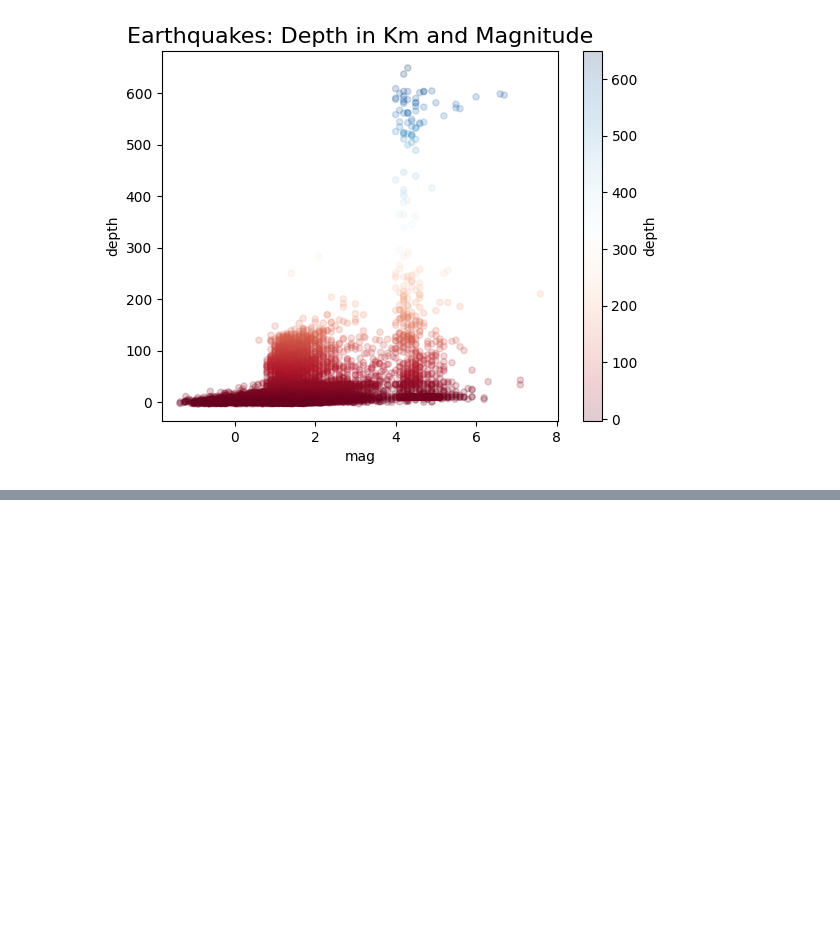
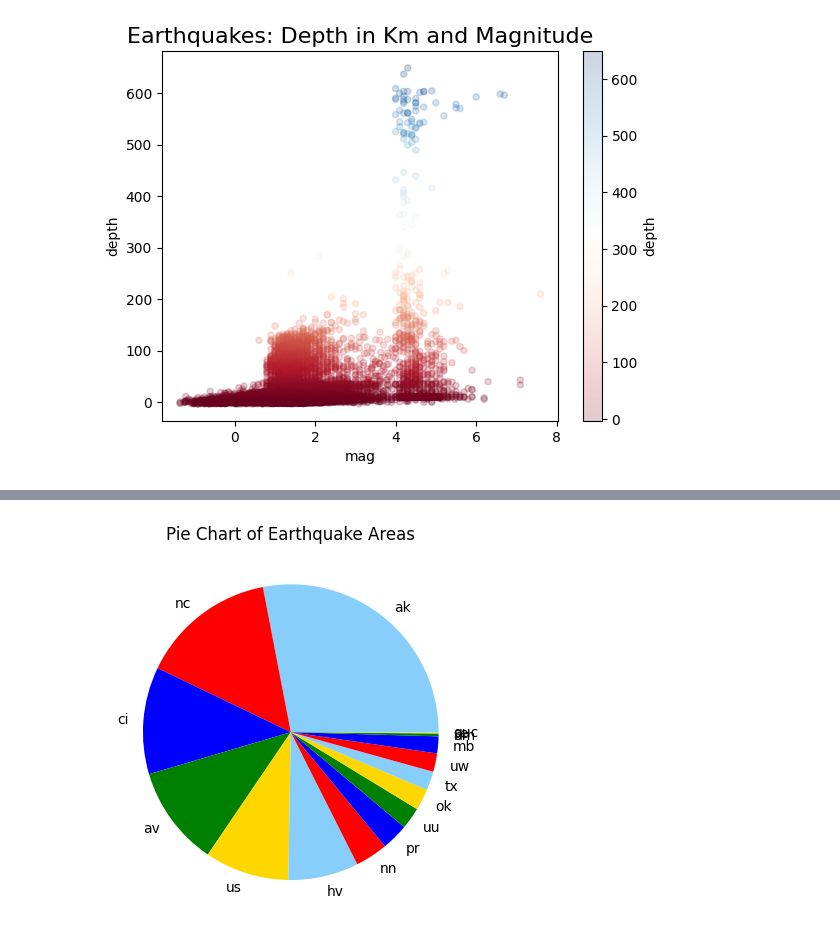
Before and after one commit to lbaksi/Earthquake_data, a Jupyter notebook: EarthquakeAssg_5.ipynb, the cells around one changed output, grey strips where cells are left out. Cells and saved outputs as stored; diff of their text form; code cells hidden in the pictures; blank space fills up the shorter version.

```diff
--- a/EarthquakeAssg_5.ipynb
+++ b/EarthquakeAssg_5.ipynb
@@ -243,0 +278,11 @@ plt.gca().set_facecolor('none')
+# %%
+## Create the pie chart for quake_data
+colors = ['lightskyblue', 'red', 'blue', 'green', 'gold']
+
+plt.pie(quake_data, labels=quake_data.index,colors=colors)
+
+## label the pie chart with a title and where it will be located
+plt.title('Pie Chart of Earthquake Areas', loc="center")
+plt.show()
+# %% [output]
+[figure, added]
```
Also changed, not shown: parts of 4 cells of this notebook.
